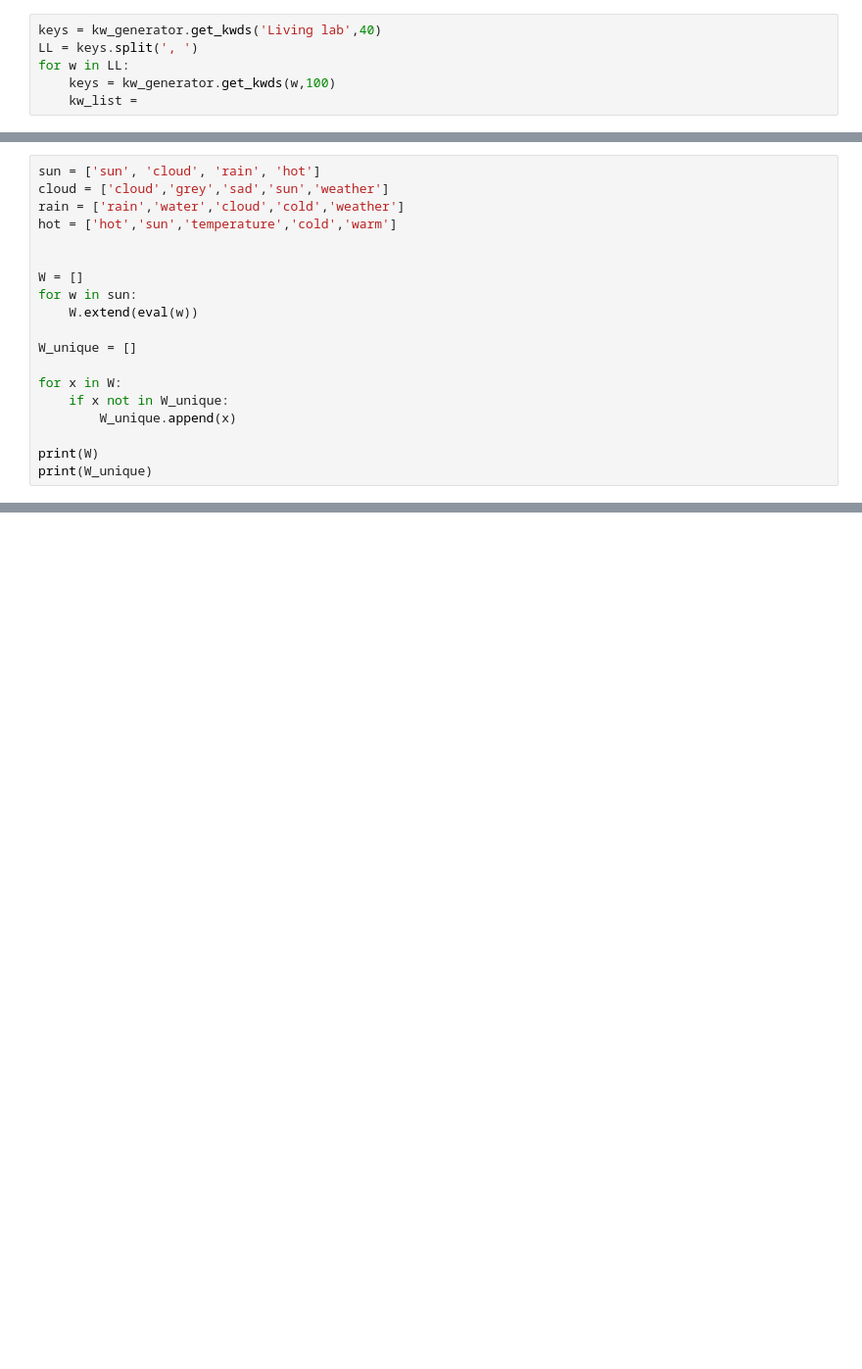
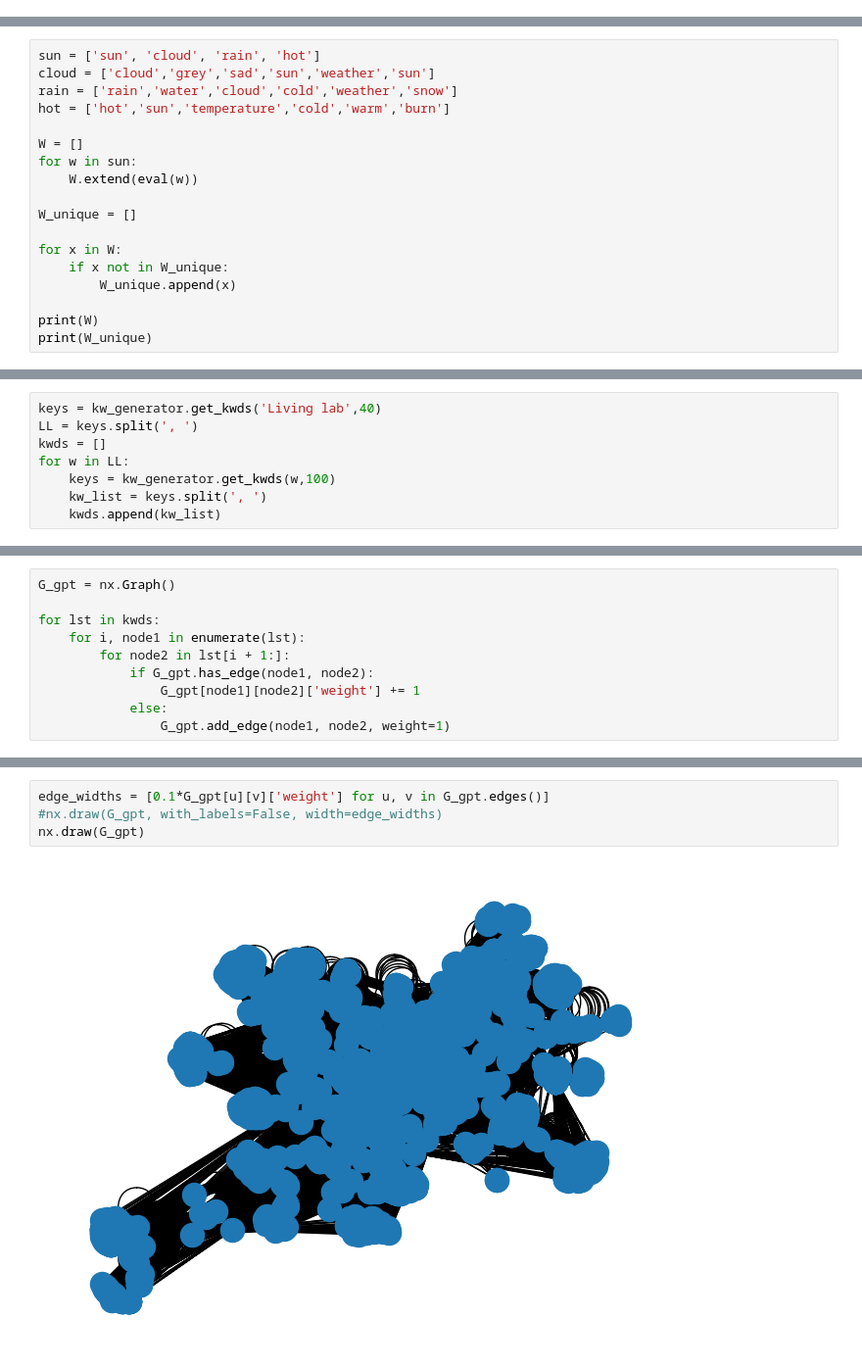
Before and after one commit to DaniBacaicoa/vigilant-invention, a Jupyter notebook: Trial.ipynb, the cells around one changed output, grey strips where cells are left out. Shown at 98% size. Drawn from its saved outputs; the diff is of its cells as text; blank space fills up the shorter version.

```diff
--- a/Trial.ipynb
+++ b/Trial.ipynb
@@ -19,6 +10,0 @@ LL = keys.split(', ')
-# %%
-keys = kw_generator.get_kwds('Living lab',40)
-LL = keys.split(', ')
-for w in LL:
-    keys = kw_generator.get_kwds(w,100)
-    kw_list =
@@ -25,9 +13,8 @@ for w in LL:
 # %%
 sun = ['sun', 'cloud', 'rain', 'hot']
-cloud = ['cloud','grey','sad','sun','weather']
-rain = ['rain','water','cloud','cold','weather']
-hot = ['hot','sun','temperature','cold','warm']
-
+cloud = ['cloud','grey','sad','sun','weather','sun']
+rain = ['rain','water','cloud','cold','weather','snow']
+hot = ['hot','sun','temperature','cold','warm','burn']
 
 W = []
 for w in sun:
@@ -85,0 +62,8 @@ sorted_scores
+# %%
+keys = kw_generator.get_kwds('Living lab',40)
+LL = keys.split(', ')
+kwds = []
+for w in LL:
+    keys = kw_generator.get_kwds(w,100)
+    kw_list = keys.split(', ')
+    kwds.append(kw_list)
@@ -85,0 +90,10 @@ sorted_scores
+# %%
+G_gpt = nx.Graph()
+
+for lst in kwds:
+    for i, node1 in enumerate(lst):
+        for node2 in lst[i + 1:]:
+            if G_gpt.has_edge(node1, node2):
+                G_gpt[node1][node2]['weight'] += 1
+            else:
+                G_gpt.add_edge(node1, node2, weight=1)
@@ -85,0 +104,6 @@ sorted_scores
+# %%
+edge_widths = [0.1*G_gpt[u][v]['weight'] for u, v in G_gpt.edges()]
+#nx.draw(G_gpt, with_labels=False, width=edge_widths)
+nx.draw(G_gpt)
+# %% [output]
+[figure, added]
```
Also changed, not shown: parts of 21 cells of this notebook, 3 other files.
